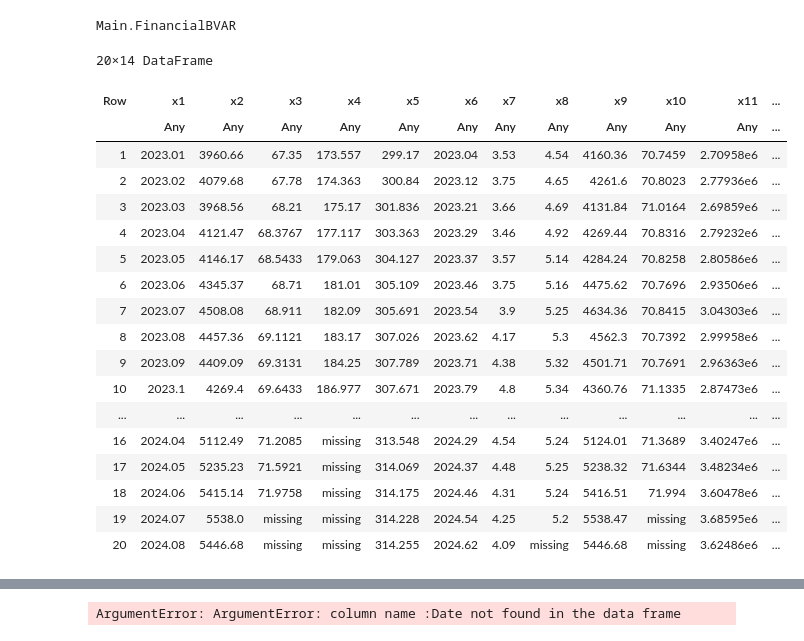
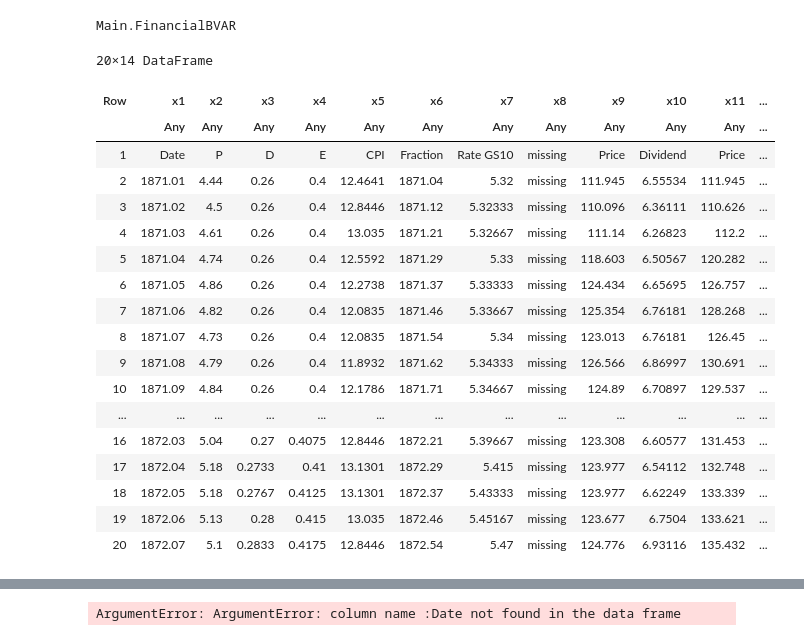
Before and after one commit to msz13/Goal-Based-Investing, a Jupyter notebook: julia_msp/us_bvar.ipynb, the cells around one changed output, grey strips where cells are left out. Cells and saved outputs as stored; diff of their text form; code cells hidden in the pictures.

Commit message:
load shiller data

```diff
--- a/julia_msp/us_bvar.ipynb
+++ b/julia_msp/us_bvar.ipynb
@@ -14,24 +14,24 @@ WARNING: replacing module FinancialBVAR.
 Main.FinancialBVAR
 # %%
 data_df = DataFrame(XLSX.readdata("shiller_data.xlsx", "Data!A8:N1852"), :auto)
-last(data_df,20)
+first(data_df,20)
 # %% [output]
 20×14 DataFrame
 | Row | x1 | x2 | x3 | x4 | x5 | x6 | x7 | x8 | x9 | x10 | x11 | ... |
 |  | Any | Any | Any | Any | Any | Any | Any | Any | Any | Any | Any | ... |
-| 1 | 2023.01 | 3960.66 | 67.35 | 173.557 | 299.17 | 2023.04 | 3.53 | 4.54 | 4160.36 | 70.7459 | 2.70958e6 | ... |
-| 2 | 2023.02 | 4079.68 | 67.78 | 174.363 | 300.84 | 2023.12 | 3.75 | 4.65 | 4261.6 | 70.8023 | 2.77936e6 | ... |
-| 3 | 2023.03 | 3968.56 | 68.21 | 175.17 | 301.836 | 2023.21 | 3.66 | 4.69 | 4131.84 | 71.0164 | 2.69859e6 | ... |
-| 4 | 2023.04 | 4121.47 | 68.3767 | 177.117 | 303.363 | 2023.29 | 3.46 | 4.92 | 4269.44 | 70.8316 | 2.79232e6 | ... |
-| 5 | 2023.05 | 4146.17 | 68.5433 | 179.063 | 304.127 | 2023.37 | 3.57 | 5.14 | 4284.24 | 70.8258 | 2.80586e6 | ... |
-| 6 | 2023.06 | 4345.37 | 68.71 | 181.01 | 305.109 | 2023.46 | 3.75 | 5.16 | 4475.62 | 70.7696 | 2.93506e6 | ... |
-| 7 | 2023.07 | 4508.08 | 68.911 | 182.09 | 305.691 | 2023.54 | 3.9 | 5.25 | 4634.36 | 70.8415 | 3.04303e6 | ... |
-| 8 | 2023.08 | 4457.36 | 69.1121 | 183.17 | 307.026 | 2023.62 | 4.17 | 5.3 | 4562.3 | 70.7392 | 2.99958e6 | ... |
-| 9 | 2023.09 | 4409.09 | 69.3131 | 184.25 | 307.789 | 2023.71 | 4.38 | 5.32 | 4501.71 | 70.7691 | 2.96363e6 | ... |
-| 10 | 2023.1 | 4269.4 | 69.6433 | 186.977 | 307.671 | 2023.79 | 4.8 | 5.34 | 4360.76 | 71.1335 | 2.87473e6 | ... |
+| 1 | Date | P | D | E | CPI | Fraction | Rate GS10 | missing | Price | Dividend | Price | ... |
+| 2 | 1871.01 | 4.44 | 0.26 | 0.4 | 12.4641 | 1871.04 | 5.32 | missing | 111.945 | 6.55534 | 111.945 | ... |
+| 3 | 1871.02 | 4.5 | 0.26 | 0.4 | 12.8446 | 1871.12 | 5.32333 | missing | 110.096 | 6.36111 | 110.626 | ... |
+| 4 | 1871.03 | 4.61 | 0.26 | 0.4 | 13.035 | 1871.21 | 5.32667 | missing | 111.14 | 6.26823 | 112.2 | ... |
+| 5 | 1871.04 | 4.74 | 0.26 | 0.4 | 12.5592 | 1871.29 | 5.33 | missing | 118.603 | 6.50567 | 120.282 | ... |
+| 6 | 1871.05 | 4.86 | 0.26 | 0.4 | 12.2738 | 1871.37 | 5.33333 | missing | 124.434 | 6.65695 | 126.757 | ... |
+| 7 | 1871.06 | 4.82 | 0.26 | 0.4 | 12.0835 | 1871.46 | 5.33667 | missing | 125.354 | 6.76181 | 128.268 | ... |
+| 8 | 1871.07 | 4.73 | 0.26 | 0.4 | 12.0835 | 1871.54 | 5.34 | missing | 123.013 | 6.76181 | 126.45 | ... |
+| 9 | 1871.08 | 4.79 | 0.26 | 0.4 | 11.8932 | 1871.62 | 5.34333 | missing | 126.566 | 6.86997 | 130.691 | ... |
+| 10 | 1871.09 | 4.84 | 0.26 | 0.4 | 12.1786 | 1871.71 | 5.34667 | missing | 124.89 | 6.70897 | 129.537 | ... |
 | ... | ... | ... | ... | ... | ... | ... | ... | ... | ... | ... | ... | ... |
-| 16 | 2024.04 | 5112.49 | 71.2085 | missing | 313.548 | 2024.29 | 4.54 | 5.24 | 5124.01 | 71.3689 | 3.40247e6 | ... |
-| 17 | 2024.05 | 5235.23 | 71.5921 | missing | 314.069 | 2024.37 | 4.48 | 5.25 | 5238.32 | 71.6344 | 3.48234e6 | ... |
-| 18 | 2024.06 | 5415.14 | 71.9758 | missing | 314.175 | 2024.46 | 4.31 | 5.24 | 5416.51 | 71.994 | 3.60478e6 | ... |
-| 19 | 2024.07 | 5538.0 | missing | missing | 314.228 | 2024.54 | 4.25 | 5.2 | 5538.47 | missing | 3.68595e6 | ... |
-| 20 | 2024.08 | 5446.68 | missing | missing | 314.255 | 2024.62 | 4.09 | missing | 5446.68 | missing | 3.62486e6 | ... |
+| 16 | 1872.03 | 5.04 | 0.27 | 0.4075 | 12.8446 | 1872.21 | 5.39667 | missing | 123.308 | 6.60577 | 131.453 | ... |
+| 17 | 1872.04 | 5.18 | 0.2733 | 0.41 | 13.1301 | 1872.29 | 5.415 | missing | 123.977 | 6.54112 | 132.748 | ... |
+| 18 | 1872.05 | 5.18 | 0.2767 | 0.4125 | 13.1301 | 1872.37 | 5.43333 | missing | 123.977 | 6.62249 | 133.339 | ... |
+| 19 | 1872.06 | 5.13 | 0.28 | 0.415 | 13.035 | 1872.46 | 5.45167 | missing | 123.677 | 6.7504 | 133.621 | ... |
+| 20 | 1872.07 | 5.1 | 0.2833 | 0.4175 | 12.8446 | 1872.54 | 5.47 | missing | 124.776 | 6.93116 | 135.432 | ... |
```
Also changed, not shown: parts of 1 cell of this notebook.
